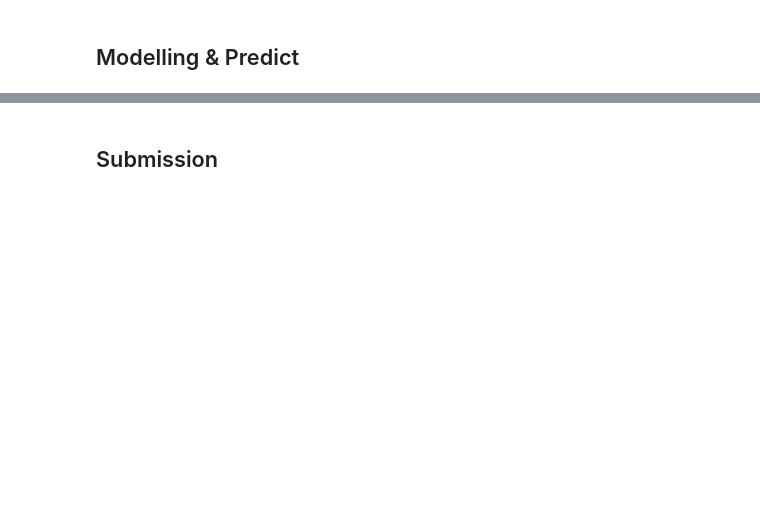
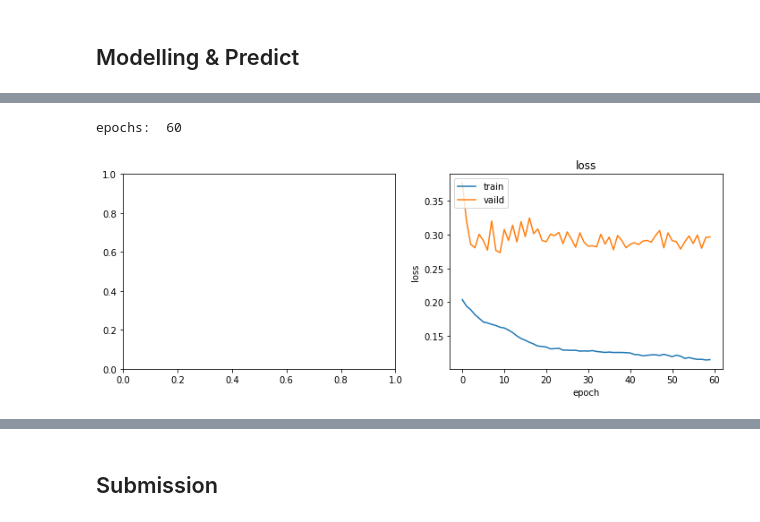
Before and after one commit to siang-chang/tbrain-esunbank-suspicious-activity-report, a Jupyter notebook: src/machine_learning_method.ipynb, the cells around one changed output, grey strips where cells are left out. Drawn from its saved outputs; the diff is of its cells as text; code cells hidden in the pictures; blank space fills up the shorter version.

```diff
--- a/src/machine_learning_method.ipynb
+++ b/src/machine_learning_method.ipynb
@@ -280 +550,30 @@ model = xgb.XGBRegressor(
+# %%
+from matplotlib import pyplot as plt
+log = pd.read_csv(F'{path}/logs/{model_name}.csv')
+print('epochs: ',len(log))
+plt.figure(figsize=(12, 4))
+
+# Summarize history for accuracy
+plt.subplot(1, 2, 1)
+# plt.plot(log['categorical_accuracy'])
+# plt.plot(log['val_categorical_accuracy'])
+# plt.title('accuracy')
+# plt.ylabel('accuracy')
+# plt.xlabel('epoch')
+# plt.legend(['train', 'vaild'], loc='upper left')
+
+# Summarize history for loss
+plt.subplot(1, 2, 2)
+plt.plot(log['loss'])
+plt.plot(log['val_loss'])
+plt.title('loss')
+plt.ylabel('loss')
+plt.xlabel('epoch')
+plt.legend(['train', 'vaild'], loc='upper left')
+
+# Save image
+plt.savefig(F'{path}/logs/{model_name}.jpg')
+# %% [output]
+epochs:  60
+[figure, added]
 # %%
```
Also changed, not shown: parts of 102 cells of this notebook.
